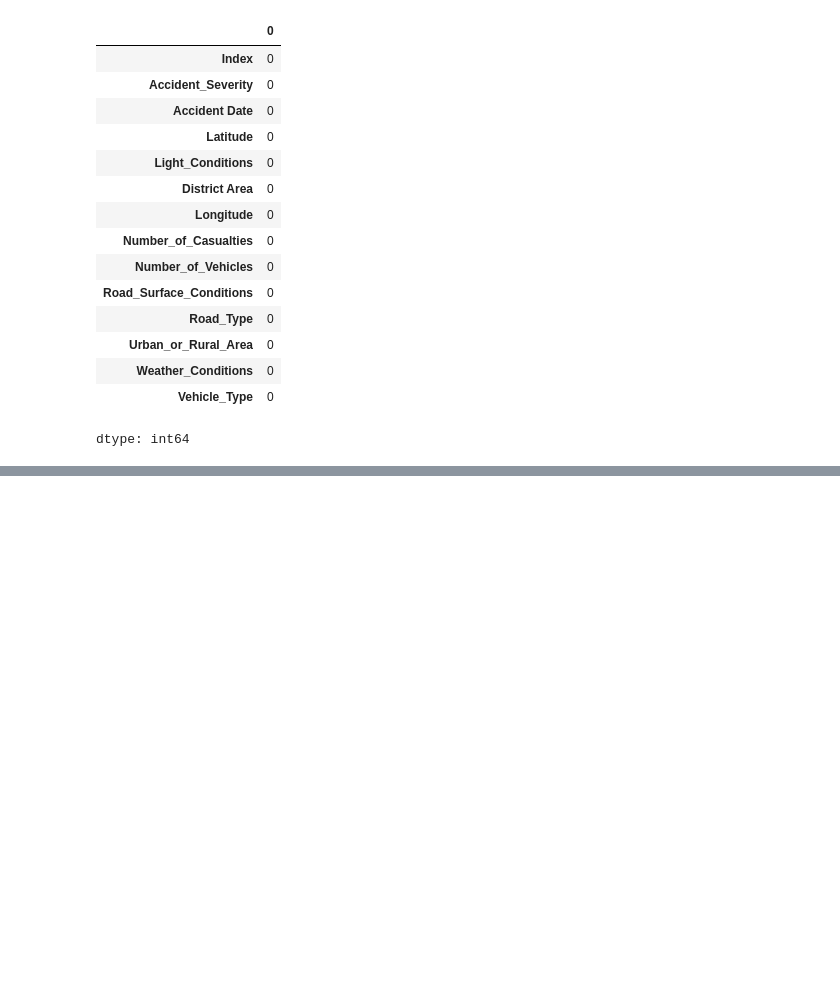
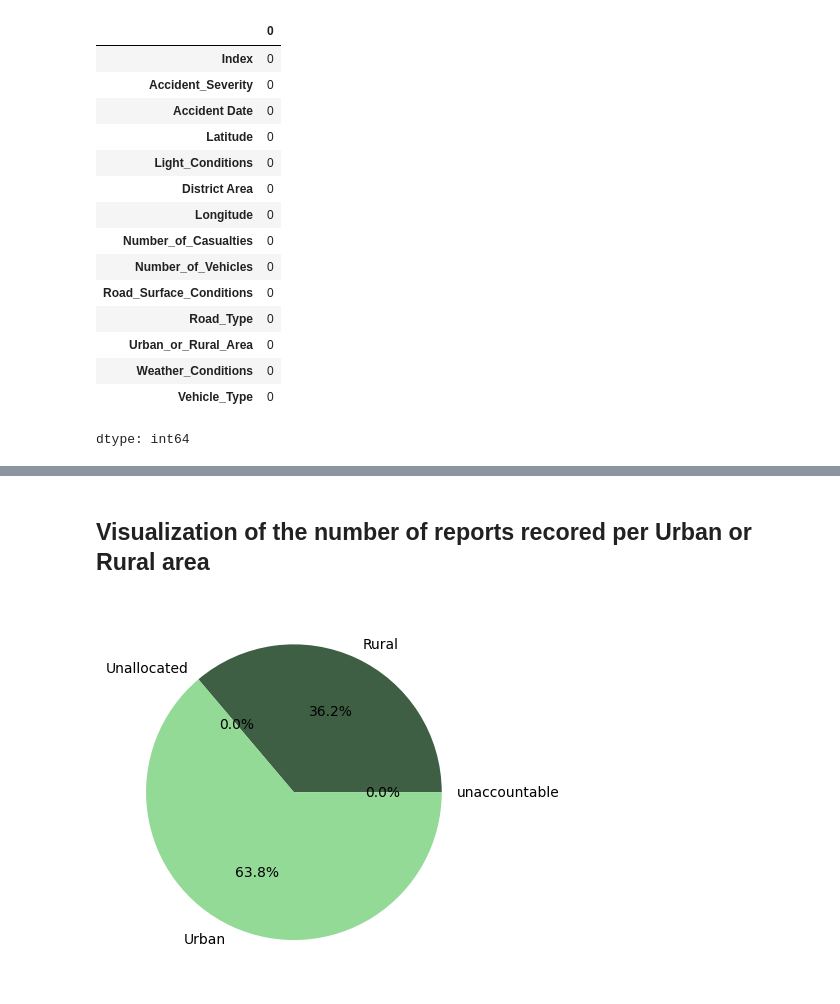
Before and after one commit to kvnwave/ELEC303-DATA-ANALYTICS-AGUILERA, a Jupyter notebook: uk_accident.ipynb, the cells around one changed output, grey strips where cells are left out. Cells and saved outputs as stored; diff of their text form; code cells hidden in the pictures; blank space fills up the shorter version.

```diff
--- a/uk_accident.ipynb
+++ b/uk_accident.ipynb
@@ -799,0 +256,16 @@ dtype: int64
+# %% [markdown]
+<h2>Visualization of the number of reports recored per Urban or Rural area </h2>
+# %%
+PerArea = uk.groupby('Urban_or_Rural_Area')['Index'].count()
+
+plt.pie(
+        PerArea,
+        labels = PerArea.index,
+        autopct = '%1.1f%%',
+        textprops={'color':"black"},
+        colors = ['#3E5F44','#5E936C','#93DA97']
+
+)
+plt.show()
+# %% [output]
+[figure, added]
```
Also changed, not shown: parts of 147 cells of this notebook.
